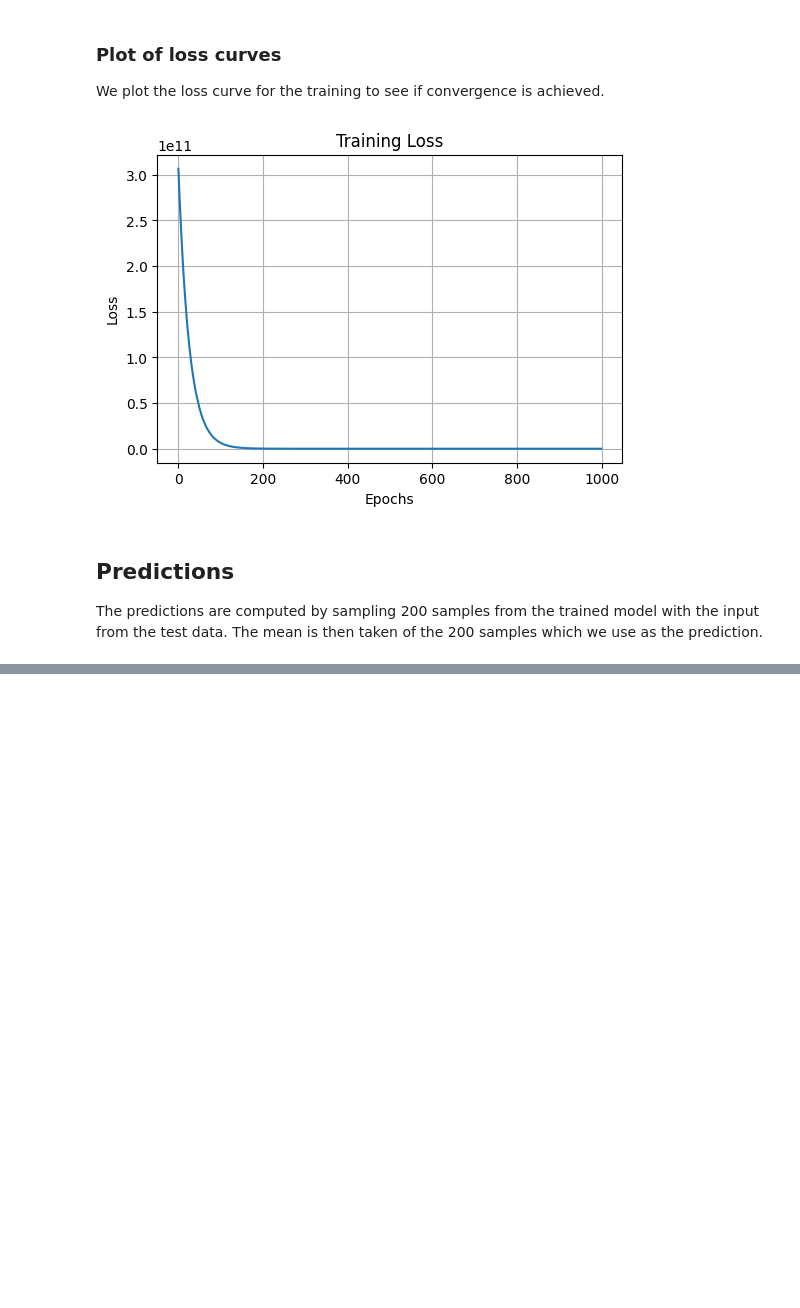
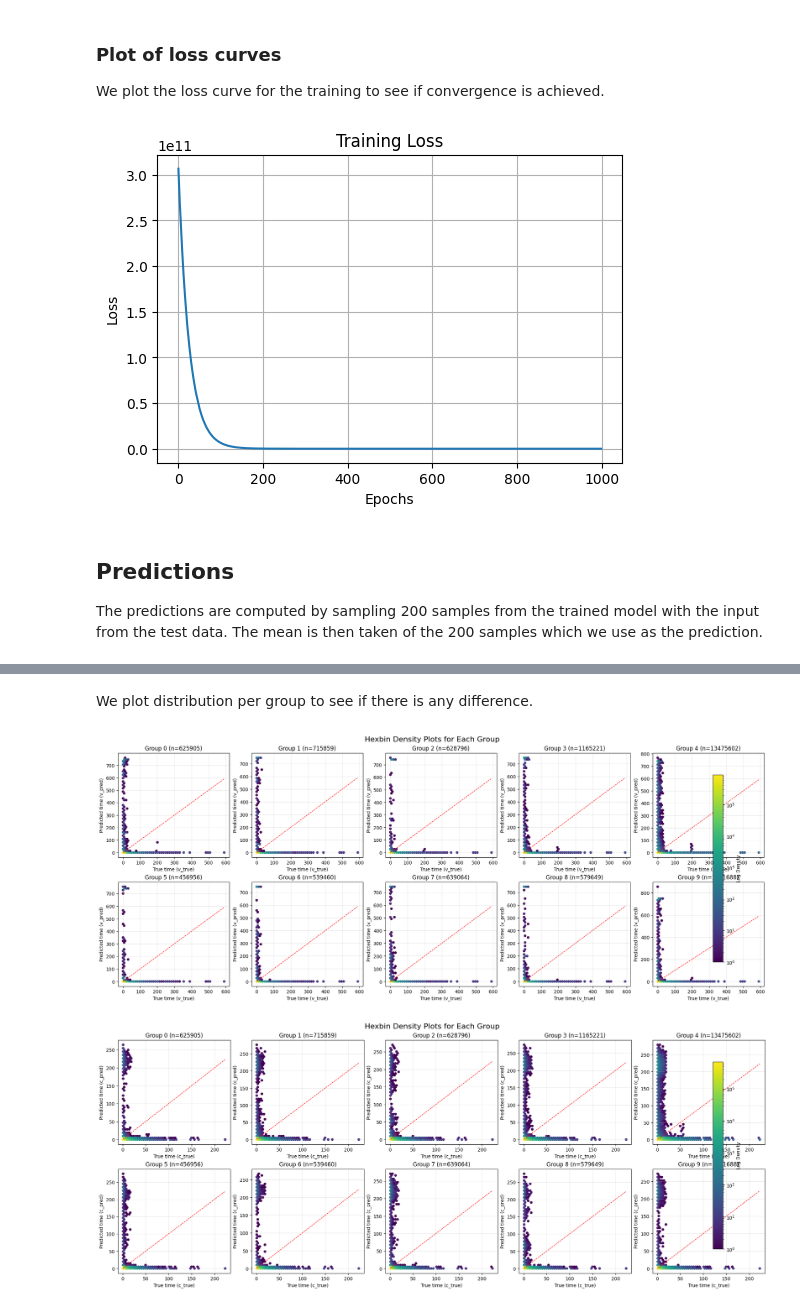
Before and after one commit to KarolineKlan/mbml_project, a Jupyter notebook: 2_Mixture_Model.ipynb, the cells around one changed output, grey strips where cells are left out. Drawn from its saved outputs; the diff is of its cells as text; code cells hidden in the pictures; blank space fills up the shorter version.

```diff
--- a/2_Mixture_Model.ipynb
+++ b/2_Mixture_Model.ipynb
@@ -554,0 +509,74 @@ plt.show()
+# %% [markdown]
+We plot distribution per group to see if there is any difference.
+# %%
+unique_groups = np.unique(group_assignments)
+n_groups = unique_groups.size
+
+fig, axs = plt.subplots(2, 5, figsize=(20, 8), constrained_layout=True)
+
+for i, g in enumerate(unique_groups):
+    ax = axs[i // 5, i % 5]
+
+    # Mask data for this group
+    mask = group_assignments == g
+    true_v_group = true_v_flat[mask]
+    pred_v_group = pred_v_flat[mask]
+
+    # Hexbin plot for this group
+    hb = ax.hexbin(
+        true_v_group, pred_v_group, gridsize=50, cmap='viridis', bins='log'
+    )
+    ax.plot(
+        [true_v_group.min(), true_v_group.max()],
+        [true_v_group.min(), true_v_group.max()],
+        'r--', linewidth=1
+    )
+    ax.set_title(f"Group {g} (n={mask.sum()})")
+    ax.set_xlabel("True time (v_true)")
+    ax.set_ylabel("Predicted time (v_pred)")
+    ax.grid(alpha=0.3)
+
+# Add a colorbar to the right of all plots
+cbar_ax = fig.add_axes([0.92, 0.15, 0.015, 0.7])
+cbar = fig.colorbar(hb, cax=cbar_ax)
+cbar.set_label("Log Density")
+
+plt.suptitle("Hexbin Density Plots for Each Group", fontsize=16)
+plt.savefig(os.path.join(save_dir, "v_time_hexbin_per_group.png"))
+plt.show()
+
+fig, axs = plt.subplots(2, 5, figsize=(20, 8), constrained_layout=True)
+
+for i, g in enumerate(unique_groups):
+    ax = axs[i // 5, i % 5]
+
+    # Mask data for this group
+    mask = group_assignments == g
+    true_c_group = true_c_flat[mask]
+    pred_c_group = pred_c_flat[mask]
+
+    # Hexbin plot for this group
+    hb = ax.hexbin(
+        true_c_group, pred_c_group, gridsize=50, cmap='viridis', bins='log'
+    )
+    ax.plot(
+        [true_c_group.min(), true_c_group.max()],
+        [true_c_group.min(), true_c_group.max()],
+        'r--', linewidth=1
+    )
+    ax.set_title(f"Group {g} (n={mask.sum()})")
+    ax.set_xlabel("True time (c_true)")
+    ax.set_ylabel("Predicted time (c_pred)")
+    ax.grid(alpha=0.3)
+
+# Add a colorbar to the right of all plots
+cbar_ax = fig.add_axes([0.92, 0.15, 0.015, 0.7])
+cbar = fig.colorbar(hb, cax=cbar_ax)
+cbar.set_label("Log Density")
+
+plt.suptitle("Hexbin Density Plots for Each Group", fontsize=16)
+plt.savefig(os.path.join(save_dir, "c_count_hexbin_per_group.png"))
+plt.show()
+# %% [output]
+[figure, added]
+[figure, added]
```
Also changed, not shown: parts of 13 cells of this notebook.
